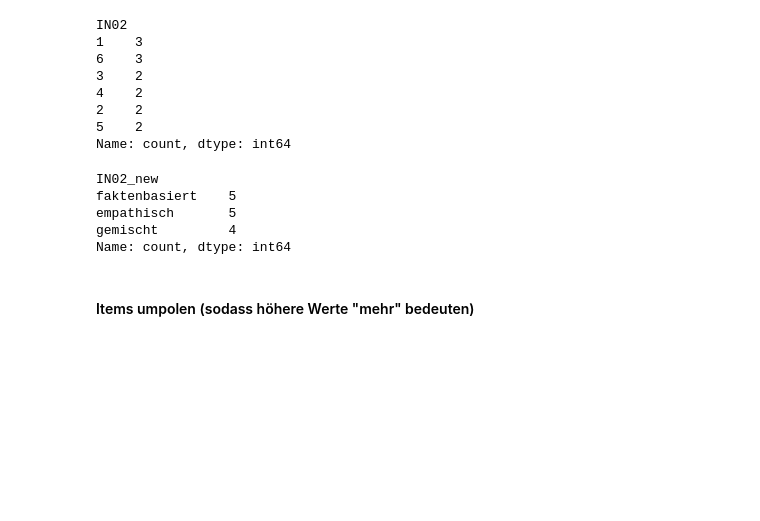
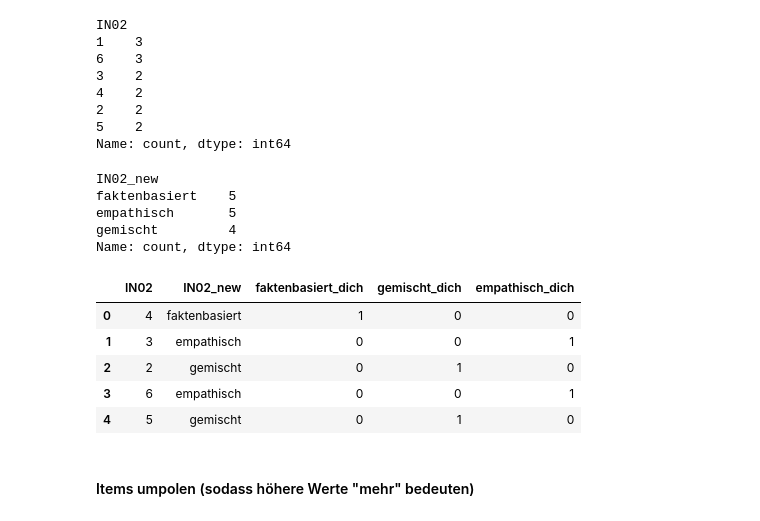
Before and after one commit to lara-polat/KI_Demokratie, a Jupyter notebook: analysis1.ipynb, the cells around one changed output. Saved outputs shown, nothing was run; the diff lists cells and outputs as text; code cells hidden in the pictures; blank space fills up the shorter version.

```diff
--- a/analysis1.ipynb
+++ b/analysis1.ipynb
@@ -100,3 +101,30 @@ Name: count, dtype: int64
+# %%
+# Dichotome Dummyvariablen für Kommunikationsstile erstellen
+in02_num = pd.to_numeric(df_masterprojekt1['IN02'], errors='coerce')
+map_dummyvariablen = {
+    1: 'faktenbasiert',
+    4: 'faktenbasiert',
+    2: 'gemischt',
+    5: 'gemischt',
+    3: 'empathisch',
+    6: 'empathisch'
+}
+df_masterprojekt1['IN02_new'] = in02_num.map(map_dummyvariablen)
+
+df_masterprojekt1['faktenbasiert_dich'] = (df_masterprojekt1['IN02_new'] == 'faktenbasiert').astype(int)
+df_masterprojekt1['empathisch_dich'] = (df_masterprojekt1['IN02_new'] == 'empathisch').astype(int)
+df_masterprojekt1['gemischt_dich'] = (df_masterprojekt1['IN02_new'] == 'gemischt').astype(int)
+
+#Kontrolle
+
+df_masterprojekt1[['IN02', 'IN02_new', 'faktenbasiert_dich', 'gemischt_dich', 'empathisch_dich']].head()
+# %% [output]
+|  | IN02 | IN02_new | faktenbasiert_dich | gemischt_dich | empathisch_dich |
+| 0 | 4 | faktenbasiert | 1 | 0 | 0 |
+| 1 | 3 | empathisch | 0 | 0 | 1 |
+| 2 | 2 | gemischt | 0 | 1 | 0 |
+| 3 | 6 | empathisch | 0 | 0 | 1 |
+| 4 | 5 | gemischt | 0 | 1 | 0 |
 # %% [markdown]
 #### Items umpolen (sodass höhere Werte "mehr" bedeuten)
 # %%
```
Also changed, not shown: parts of 18 cells of this notebook.
